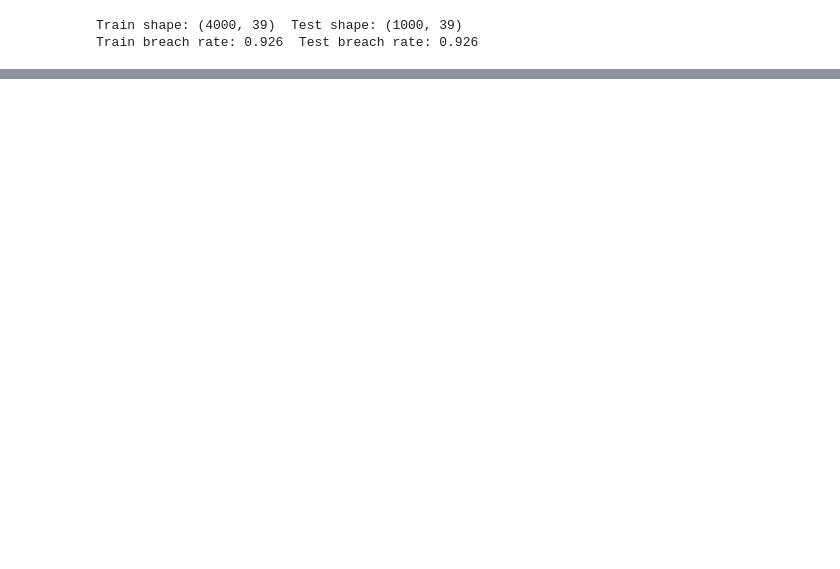
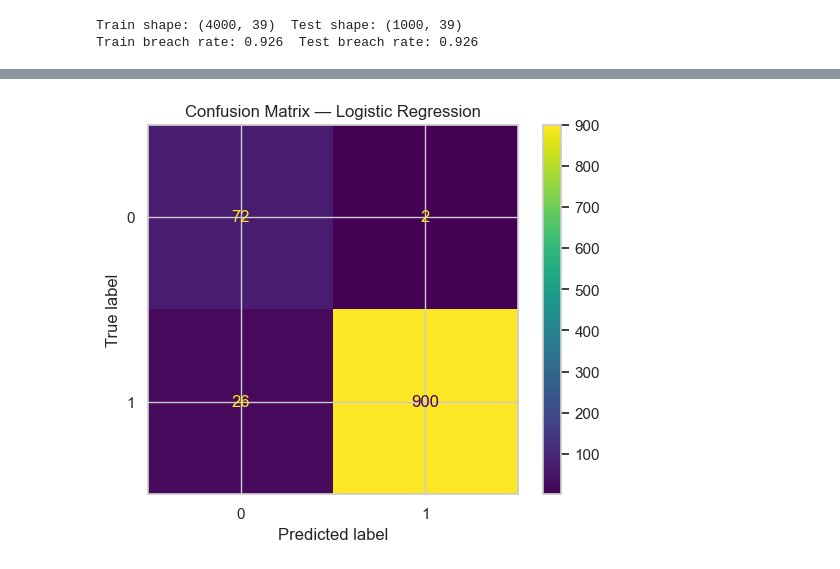
Before and after one commit to loictiemani/sla-risk-prediction, a Jupyter notebook: notebooks/03_modeling.ipynb, the cells around one changed output, grey strips where cells are left out. Saved outputs shown, nothing was run; the diff lists cells and outputs as text; code cells hidden in the pictures; blank space fills up the shorter version.

Commit message:
modeling

```diff
--- a/notebooks/03_modeling.ipynb
+++ b/notebooks/03_modeling.ipynb
@@ -89,3 +89,21 @@ print("Train breach rate:", round(y_train.mean(), 3), " Test breach rate:", roun
 # %% [output]
 Train shape: (4000, 39)  Test shape: (1000, 39)
 Train breach rate: 0.926  Test breach rate: 0.926
+# %%
+# 3️⃣ Baseline model: Logistic Regression (interpretable)
+# Use class_weight='balanced' to handle imbalance.
+log_reg = LogisticRegression(
+    max_iter=2000,
+    class_weight="balanced",
+    n_jobs=None
+)
+
+log_reg.fit(X_train, y_train)
+
+lr_pred = log_reg.predict(X_test)
+lr_proba = log_reg.predict_proba(X_test)[:, 1]
+
+print("=== Logistic Regression ===")
+print(classification_report(y_test, lr_pred, digits=3))
+print("ROC AUC:", round(roc_auc_score(y_test, lr_proba), 3))
+print("Average Precision (PR AUC):", round(average_precision_score(y_test, lr_proba), 3))
@@ -91,0 +123,9 @@ Train breach rate: 0.926  Test breach rate: 0.926
+# %%
+# Confusion matrix: Logistic Regression
+cm = confusion_matrix(y_test, lr_pred)
+disp = ConfusionMatrixDisplay(confusion_matrix=cm)
+disp.plot()
+plt.title("Confusion Matrix — Logistic Regression")
+plt.show()
+# %% [output]
+[figure, added]
```
Also changed, not shown: parts of 8 cells of this notebook, 1 other file.
